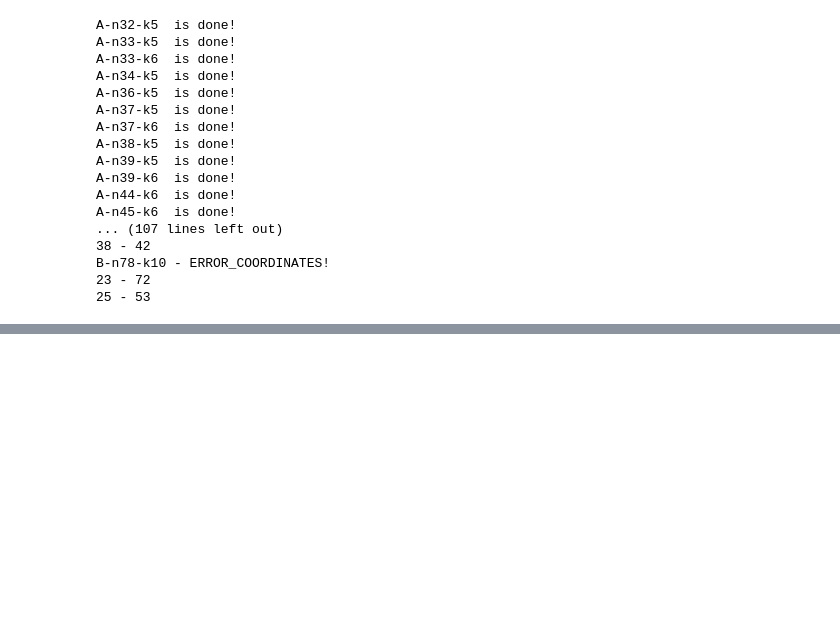
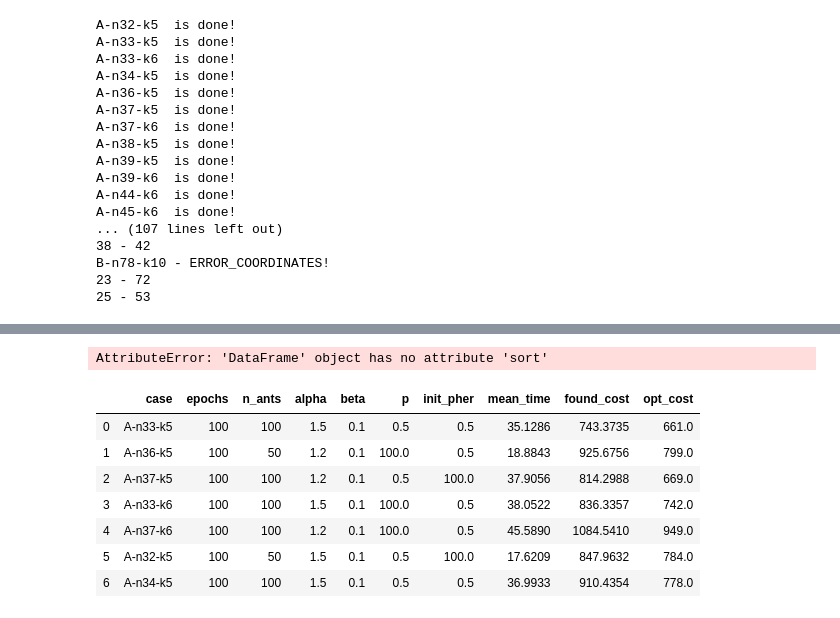
Before and after one commit to kislN/AntColonyVRP, a Jupyter notebook: report.ipynb, the cells around one changed output, grey strips where cells are left out. Drawn from its saved outputs; the diff is of its cells as text; code cells hidden in the pictures; blank space fills up the shorter version.

```diff
--- a/report.ipynb
+++ b/report.ipynb
@@ -44,0 +91,21 @@ df
+# %%
+df[df.case=='A-n36-k5'].sort(['found_cost'])
+# %% [output]
+AttributeError: 'DataFrame' object has no attribute 'sort'
+# %%
+ind = []
+for case in set(df.case):
+    m = df[df.case == case]['found_cost'].min()
+    ind.append(df[(df.case == case) & (df.found_cost == m)]['mean_time'].idxmin())
+df_sol = df.iloc[ind]
+df_sol.index = range(len(set(df.case)))
+df_sol
+# %% [output]
+|  | case | epochs | n_ants | alpha | beta | p | init_pher | mean_time | found_cost | opt_cost |
+| 0 | A-n33-k5 | 100 | 100 | 1.5 | 0.1 | 0.5 | 0.5 | 35.1286 | 743.3735 | 661.0 |
+| 1 | A-n36-k5 | 100 | 50 | 1.2 | 0.1 | 100.0 | 0.5 | 18.8843 | 925.6756 | 799.0 |
+| 2 | A-n37-k5 | 100 | 100 | 1.2 | 0.1 | 0.5 | 100.0 | 37.9056 | 814.2988 | 669.0 |
+| 3 | A-n33-k6 | 100 | 100 | 1.5 | 0.1 | 100.0 | 0.5 | 38.0522 | 836.3357 | 742.0 |
+| 4 | A-n37-k6 | 100 | 100 | 1.2 | 0.1 | 100.0 | 0.5 | 45.5890 | 1084.5410 | 949.0 |
+| 5 | A-n32-k5 | 100 | 50 | 1.5 | 0.1 | 0.5 | 100.0 | 17.6209 | 847.9632 | 784.0 |
+| 6 | A-n34-k5 | 100 | 100 | 1.5 | 0.1 | 0.5 | 0.5 | 36.9933 | 910.4354 | 778.0 |
```
Also changed, not shown: parts of 8 cells of this notebook, 14 other files.
